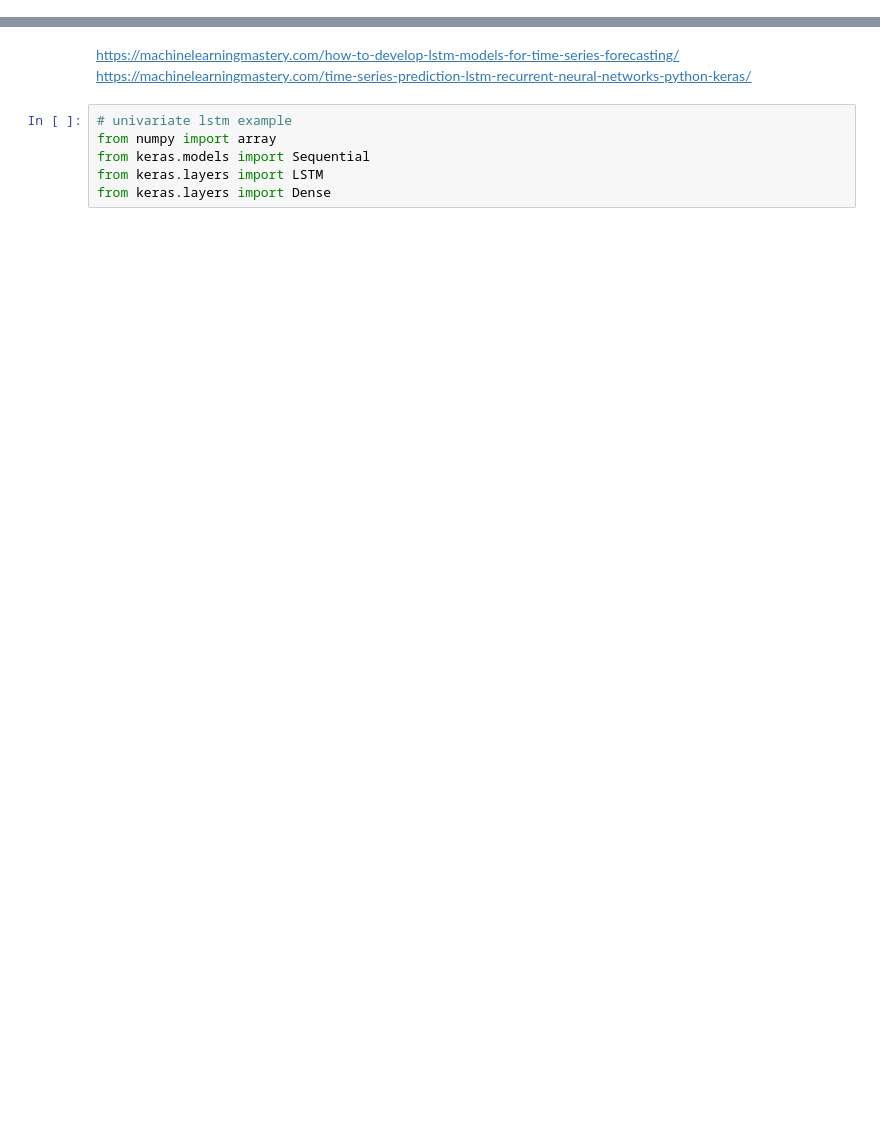
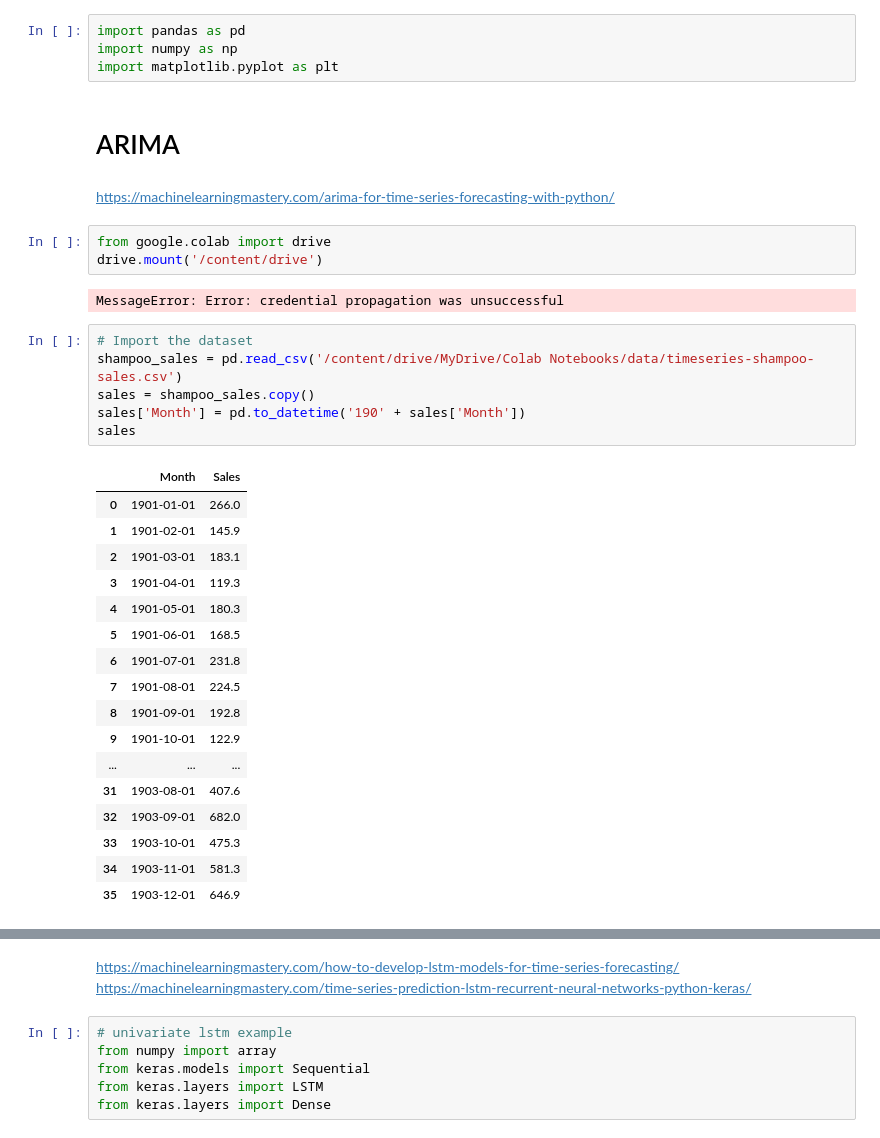
Before and after one commit to natiqz19/timeseries_analysis, a Jupyter notebook: timeseries1.ipynb, the cells around one changed output, grey strips where cells are left out. Drawn from its saved outputs; the diff is of its cells as text; blank space fills up the shorter version.

Commit message:
Add ARIMA

```diff
--- a/timeseries1.ipynb
+++ b/timeseries1.ipynb
@@ -1,2 +1,39 @@
 # %% [markdown]
 <a href="https://colab.research.google.com/github/natiqz19/timeseries_analysis/blob/main/timeseries1.ipynb" target="_parent"><img src="https://colab.research.google.com/assets/colab-badge.svg" alt="Open In Colab"/></a>
+# %%
+import pandas as pd
+import numpy as np
+import matplotlib.pyplot as plt
+# %% [markdown]
+# ARIMA
+# %% [markdown]
+https://machinelearningmastery.com/arima-for-time-series-forecasting-with-python/
+# %%
+from google.colab import drive
+drive.mount('/content/drive')
+# %% [output]
+MessageError: Error: credential propagation was unsuccessful
+# %%
+# Import the dataset
+shampoo_sales = pd.read_csv('/content/drive/MyDrive/Colab Notebooks/data/timeseries-shampoo-sales.csv')
+sales = shampoo_sales.copy()
+sales['Month'] = pd.to_datetime('190' + sales['Month'])
+sales
+# %% [output]
+|  | Month | Sales |
+| 0 | 1901-01-01 | 266.0 |
+| 1 | 1901-02-01 | 145.9 |
+| 2 | 1901-03-01 | 183.1 |
+| 3 | 1901-04-01 | 119.3 |
+| 4 | 1901-05-01 | 180.3 |
+| 5 | 1901-06-01 | 168.5 |
+| 6 | 1901-07-01 | 231.8 |
+| 7 | 1901-08-01 | 224.5 |
+| 8 | 1901-09-01 | 192.8 |
+| 9 | 1901-10-01 | 122.9 |
+| ... | ... | ... |
+| 31 | 1903-08-01 | 407.6 |
+| 32 | 1903-09-01 | 682.0 |
+| 33 | 1903-10-01 | 475.3 |
+| 34 | 1903-11-01 | 581.3 |
+| 35 | 1903-12-01 | 646.9 |
```
Also changed, not shown: parts of 6 cells of this notebook.
